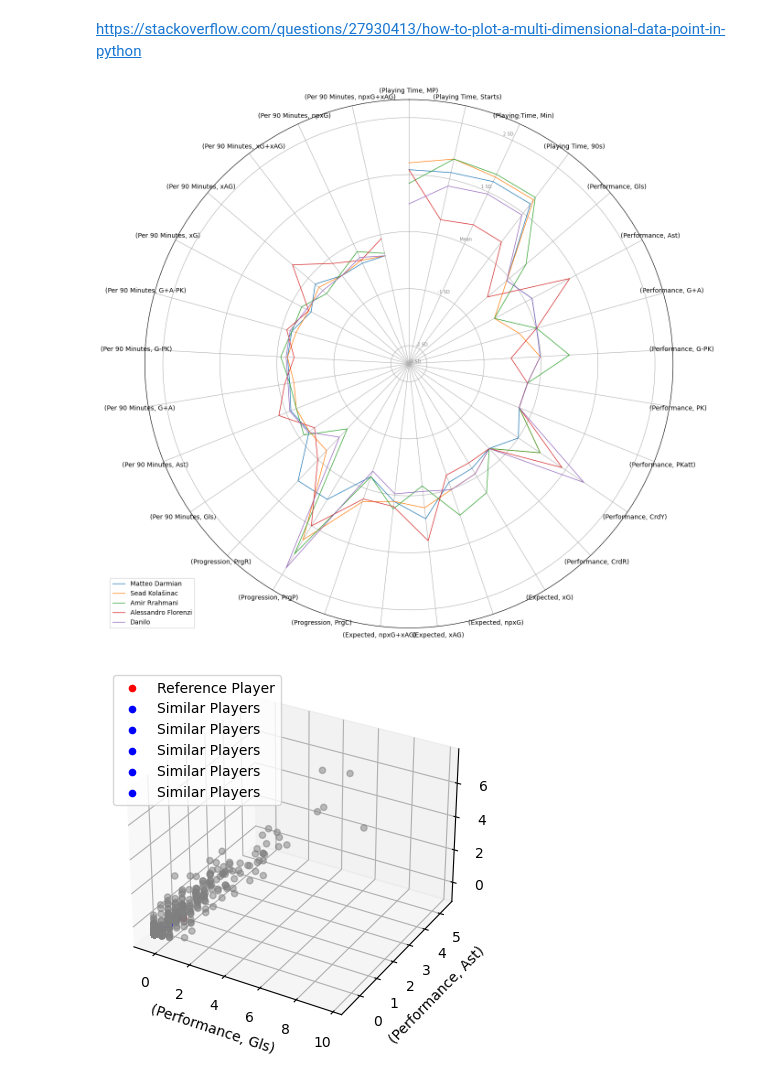
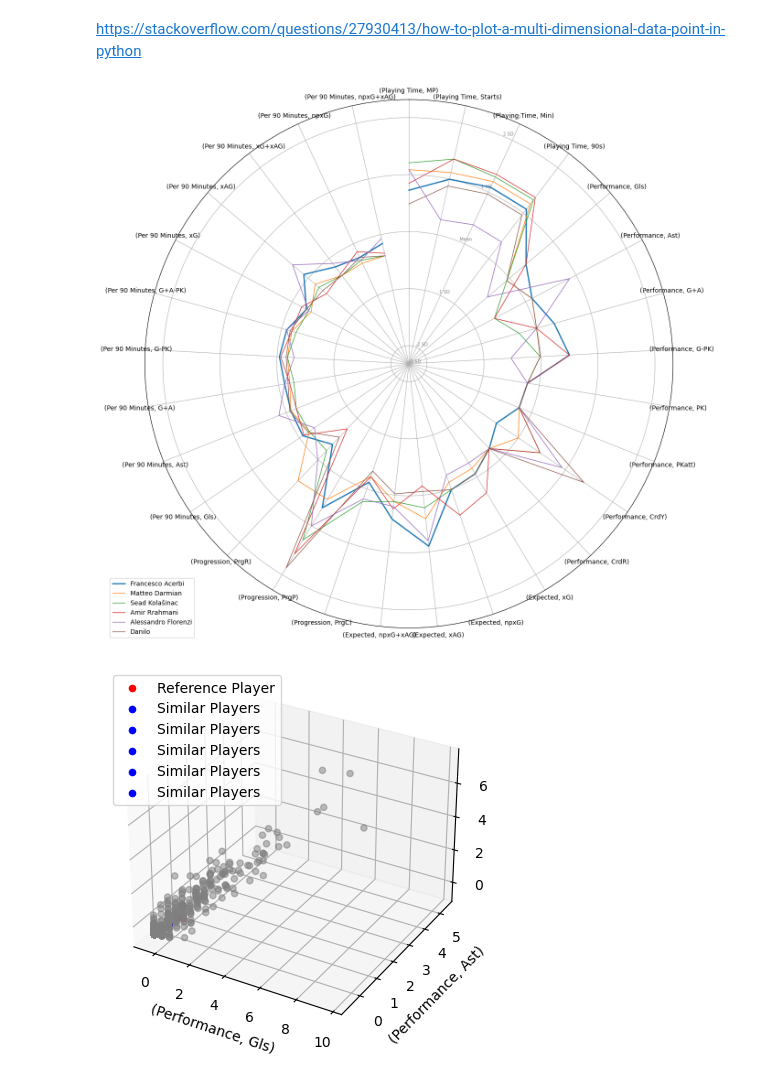
Before and after one commit to andreamoleri/Offside, a Jupyter notebook: offside.ipynb, the cells around one changed output. Saved outputs shown, nothing was run; the diff lists cells and outputs as text; code cells hidden in the pictures.

Commit message:
Improved Plotting

```diff
--- a/offside.ipynb
+++ b/offside.ipynb
@@ -402,34 +402,42 @@ def radar_plot(player_names, player_data, reference_data, attribute_labels, refe
     ax.set_xticks(angles)
     ax.set_xticklabels(attribute_labels)
 
     # Draw ylabels
     ax.set_rscale('symlog')
     plt.yticks([-3, -2, -1, 0, 1, 2, 3], ["-3 SD", "-2 SD", "-1 SD", "Mean", "1 SD", "2 SD", "3 SD"], color="grey", size=7)
     plt.ylim(-3,3)
 
     # Plot data
     for i in range(len(player_names)):
         stats = player_data[i]
         if player_names[i] == reference_player_name:
             reference_stats = reference_data
             ax.plot(angles, reference_stats, linewidth=2, linestyle='solid', label=player_names[i])
         else:
             ax.plot(angles, stats, linewidth=1, linestyle='solid', label=player_names[i])
 
     # Add legend
     plt.legend(loc='upper right', bbox_to_anchor=(0.1, 0.1))
 
     return plt.show()
 
 # Esempio di utilizzo:
 player_names = [df.loc[player_index]['(Background Information, Full Name)'] for player_index, _ in top_similar_players]
 player_data = [normalized_df.loc[player_index][relevant_cols] for player_index, _ in top_similar_players]
+
+# Includi le statistiche del giocatore di riferimento nei dati dei giocatori
+reference_player_index = df[df['(Background Information, Full Name)'] == reference_player_name].index[0]
 reference_data = normalized_df.loc[reference_player_index][relevant_cols]
+
+# Aggiungi il giocatore di riferimento ai nomi e ai dati dei giocatori all'inizio degli array
+player_names.insert(0, reference_player_name)
+player_data.insert(0, reference_data)
+
 attribute_labels = relevant_cols
 
 radar_plot(player_names, player_data, reference_data, attribute_labels, reference_player_name)
 # %% [output]
-[figure, old version]
+[figure, new version]
 # %%
 
 # Seleziona gli attributi per la visualizzazione tridimensionale
```
